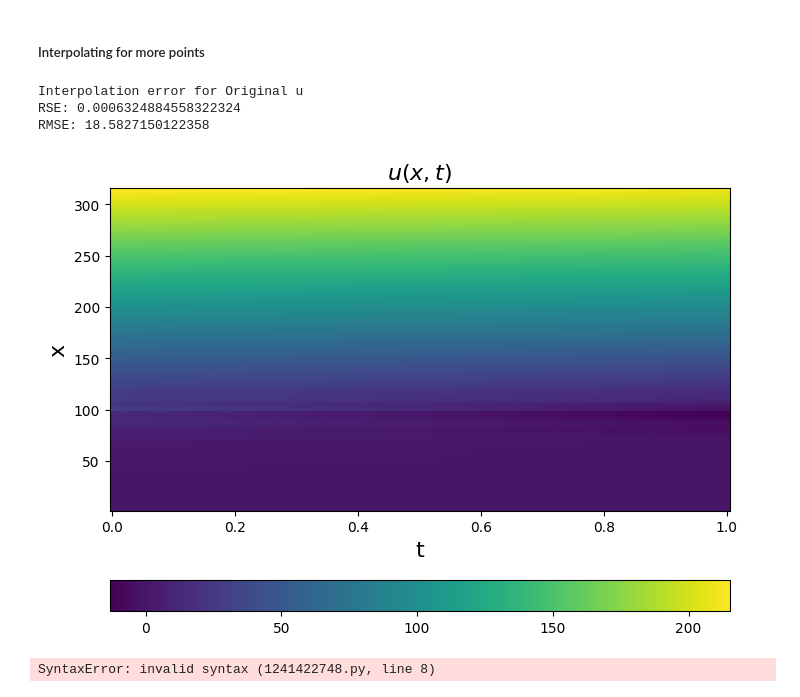
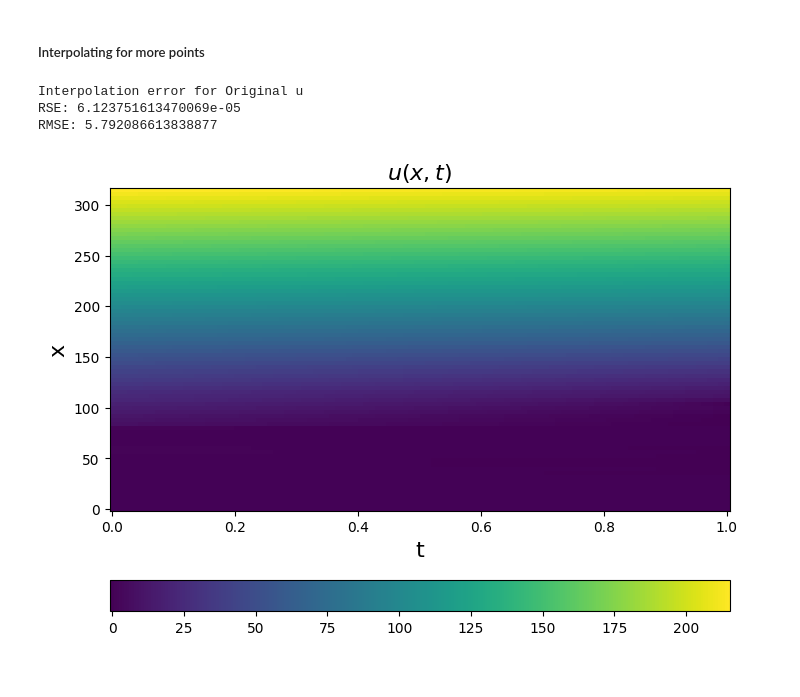
Before and after one commit to brunoCCOS/bs-find-with-sindy, a Jupyter notebook: src/SINDy_precificacao_derivativos_sinteticos.ipynb, the cells around one changed output. Cells and saved outputs as stored; diff of their text form; code cells hidden in the pictures.

```diff
--- a/src/SINDy_precificacao_derivativos_sinteticos.ipynb
+++ b/src/SINDy_precificacao_derivativos_sinteticos.ipynb
@@ -161,7 +122,7 @@ RMSE 0.11666066903841085
 # %% [markdown]
 ##### PySINDy
 # %%
-u = np.reshape(u, (len(x), len(t), 1))
+u_reshaped = np.reshape(u, (len(x), len(t), 1))
 u_dot  = np.reshape(u_dot, (*u_dot.shape, 1))
 u_t  = np.reshape(u_t, (*u_t.shape, 1))
 u_t_  = np.reshape(u_t_, (*u_t_.shape, 1))
@@ -184,7 +145,7 @@ pde_lib = ps.PDELibrary(
 )
 
 #Create Library with partial derivatives and spatial variable plus cross-terms
-u_final = pde_lib.fit_transform(u)
+u_final = pde_lib.fit_transform(u_reshaped)
 u_final = np.concatenate((u_final,spatial_grid,spatial_grid**2),axis=2)
 dic_var = {'x0':'u','x1':'u_x', 'x2':'u_xx','x3':'x','x4':'x^2'}
 library_functions = [lambda x: x,lambda x,y: x*y]
@@ -253,10 +214,10 @@ RMSE 214.41619328749564
 **************************************************
 # %%
-
 print('----------------------------Weak Formulation--------------------------------')
 
 library_functions = [lambda x: x, lambda x: x * x,lambda x: X.T,lambda x: X.T**2]
 library_function_names = [lambda x: x,lambda x: x + '*' + x,lambda x: 'x',lambda x: 'x**2']
+
 
 pde_lib = ps.WeakPDELibrary(
     library_functions=library_functions,
@@ -264,18 +225,37 @@ pde_lib = ps.WeakPDELibrary(
     derivative_order=2,
     spatiotemporal_grid=XT,
     is_uniform=True,
+    periodic=False,
+    p = 8,
+    differentiation_method = ps.FiniteDifference,
     K=500,
 )
+
 
 optimizer = ps.STLSQ(threshold=1e-2, alpha=1e2)
 
 model = ps.SINDy(feature_names = ['u'],feature_library=pde_lib, optimizer=optimizer)
-model.fit(u)
+model.fit(u_reshaped)
 model.print()
 lib_weak = np.concatenate((lib_tr[:,:,:7],lib_tr[:,:,8:]),axis=2)
 pred = lib_weak @ model.coefficients()[0]
-# print('Error Model prediction against analytical solution:')
-# print('RSE',np.sum((pred.flatten() - _u_t.flatten())**2)/np.sum((_u_t.flatten() - _u_t.flatten().mean())**2))
-# print('RMSE',(np.sqrt(np.sum((pred.flatten() - _u_t.flatten())**2).mean())))
+print('Error Model prediction against analytical solution:')
+print('RSE',np.sum((pred.flatten() - _u_t.flatten())**2)/np.sum((_u_t.flatten() - _u_t.flatten().mean())**2))
+print('RMSE',(np.sqrt(np.sum((pred.flatten() - _u_t.flatten())**2).mean())))
+
+coef = np.ravel(model.coefficients())
+u_t_reshape = np.reshape(u_t_,(u_t_.shape[0],u_t_.shape[1],1))
+
+
+print('\nMean threshold remove \n')
+
+#Remove less participative terms
+new_coef = threshold_remove(lib_weak,coef,threshold = 1e-20,axis=2,target = u_t_reshape)
+pred = lib_weak @ new_coef
+
+print_model(new_coef,model.get_feature_names())
+print('Error Model prediction against analytical solution:')
+print('RSE',np.sum((pred.flatten() - u_t_.flatten())**2)/np.sum((u_t_.flatten() - u_t_.flatten().mean())**2))
+print('RMSE',(np.sqrt(np.sum((pred.flatten() - u_t_.flatten())**2))).mean())
 # %% [output]
 ----------------------------Weak Formulation--------------------------------
@@ -363,5 +354,6 @@ interpol_dict = {
     'Bilinear':bilinear_interpolation, #Best for unstructured grid
     'Bicubic': bicubic_interpolation,#Best for unstructured grid
     'Rbf': rbf_interpolation,
-    'Kriging': kriging_interpolation #Good with very few points
+    'Kriging': kriging_interpolation, #Good with very few points
+    'IDW': idw_interpolation
 }
@@ -382,31 +360,32 @@ def rbf_interpolation(u, x, y, a, b,kernel='cubic'):
 # %%
 #Looking for the quality of interpolation
 interpolation_method = 'Rbf'
 
 n_time_points = 110
-n_space_points =  110
+n_space_points =  80
 
-interpol_u,ti,xi = rbf_interpolation(subsampled_u,subsampled_t,subsampled_x,n_time_points,n_space_points)
+interpol_u,ti,xi = interpol_dict[interpolation_method](subsampled_u,subsampled_t,subsampled_x,n_time_points,n_space_points)
 
 xi = xi[:,0]
 ti = ti[0,:]
 Xi, Ti = np.meshgrid(xi, ti)
 XTi = np.asarray([Xi, Ti]).T
+
 
 # Plot u and u_dot
 plt.figure(figsize=(8, 6))
 plt.pcolormesh(ti, xi, interpol_u)
 # plt.plot(xi,ti)
 plt.xlabel("t", fontsize=16)
 plt.ylabel("x", fontsize=16)
 plt.title(r"$u(x, t)$", fontsize=16)
 plt.colorbar(orientation="horizontal")
 
 #Error rate, interpoalte only in known points
-interpol_u_test,_,_ = interpol_dict[interpolation_method](subsampled_u,subsampled_t,subsampled_x,n_time_points,n_space_points)
+interpol_u_test,_,_ = interpol_dict[interpolation_method](subsampled_u,subsampled_t,subsampled_x,timesteps,spacesteps)
 rse, rmse = calc_error(interpol_u_test,u)
 # %% [output]
 Interpolation error for Original u
-RSE: 0.0006324884558322324
-RMSE: 18.5827150122358
+RSE: 6.123751613470069e-05
+RMSE: 5.792086613838877
-[figure, old version]
+[figure, new version]
@@ -493,11 +391,0 @@ A = get_discrete_integral_matrix(t)
-# %%
-result_array = np.empty((110, 110, 1))
-
-# Perform matrix multiplication for each dimension d
-for i in range(1):
-    result_array[:, :, i] = A @ u[:, :, i].T
-
-# The result_array will have dimensions (n, n, d)
-print(result_array.shape)
-# %% [output]
-SyntaxError: invalid syntax (1241422748.py, line 8)
```
Also changed, not shown: parts of 17 cells of this notebook, 5 other files.
